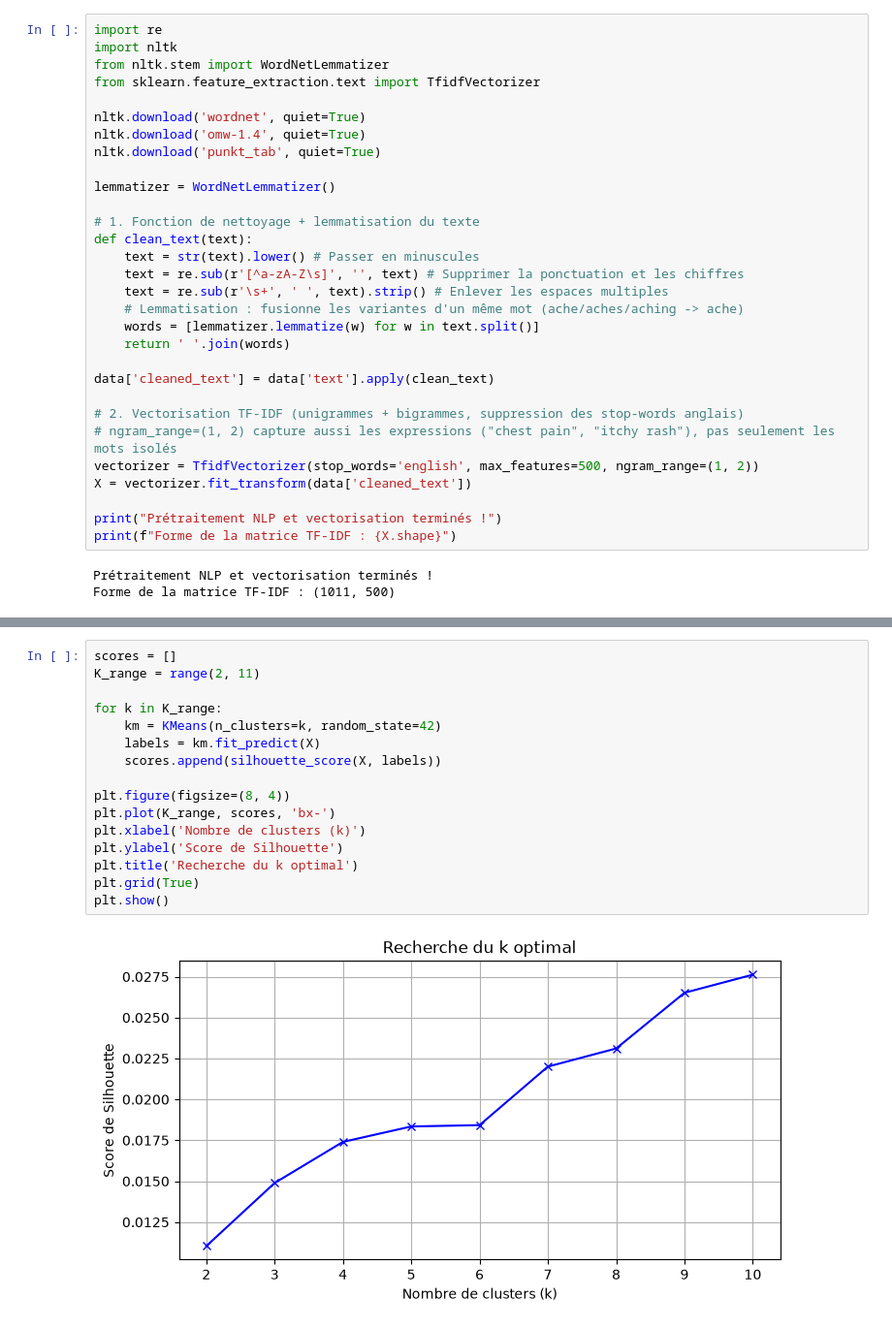
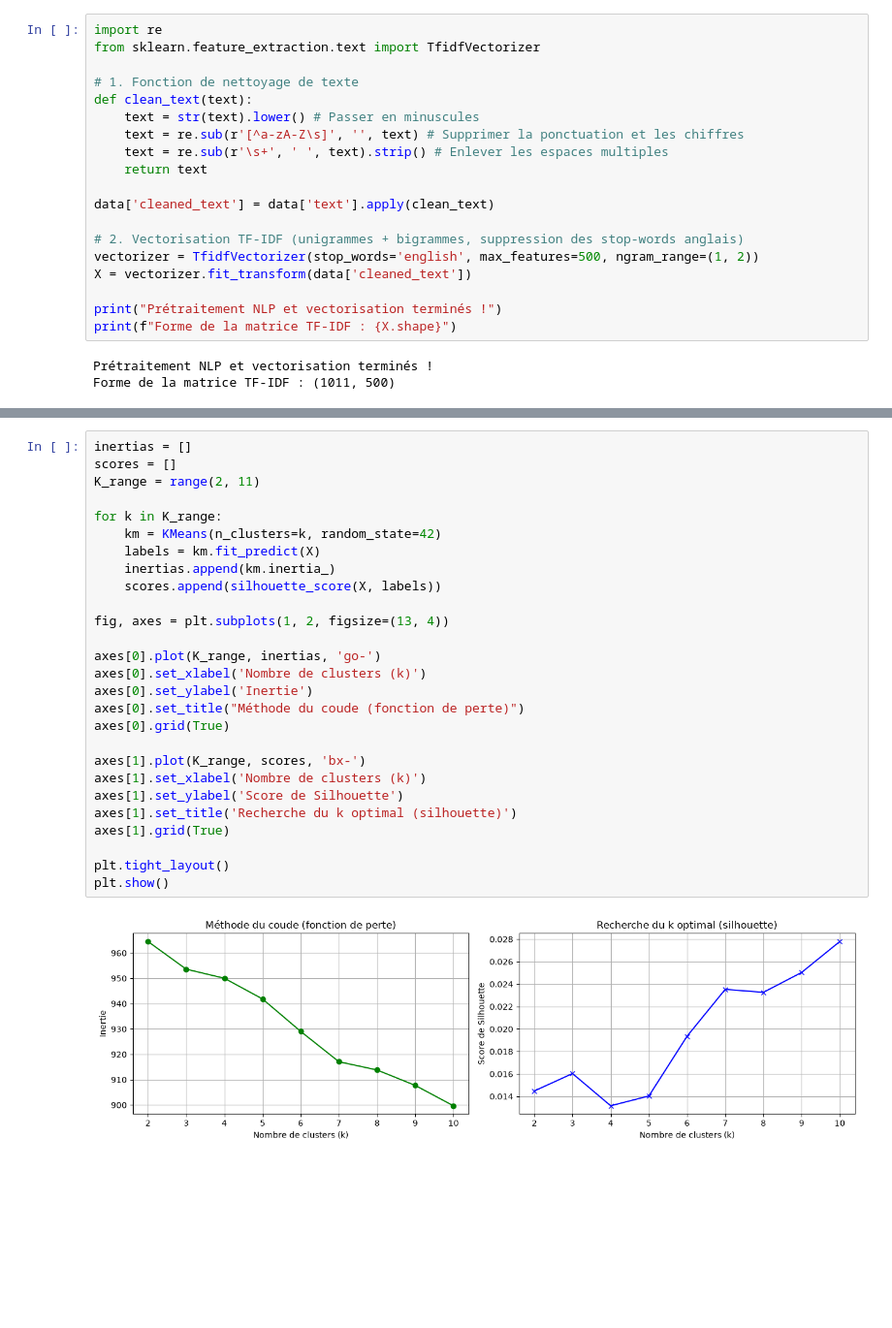
Before and after one commit to LouiSvon/cvrie, a Jupyter notebook: notebooks/unsupervised_learning.ipynb, the cells around one changed output, grey strips where cells are left out. Shown at 97% size. Drawn from its saved outputs; the diff is of its cells as text; blank space fills up the shorter version.

```diff
--- a/notebooks/unsupervised_learning.ipynb
+++ b/notebooks/unsupervised_learning.ipynb
@@ -99,28 +102,17 @@ On garde uniquement les 500 termes les plus utiles (`max_features=500`).
 # %%
 import re
-import nltk
-from nltk.stem import WordNetLemmatizer
 from sklearn.feature_extraction.text import TfidfVectorizer
 
-nltk.download('wordnet', quiet=True)
-nltk.download('omw-1.4', quiet=True)
-nltk.download('punkt_tab', quiet=True)
-
-lemmatizer = WordNetLemmatizer()
-
-# 1. Fonction de nettoyage + lemmatisation du texte
+# 1. Fonction de nettoyage de texte
 def clean_text(text):
     text = str(text).lower() # Passer en minuscules
     text = re.sub(r'[^a-zA-Z\s]', '', text) # Supprimer la ponctuation et les chiffres
     text = re.sub(r'\s+', ' ', text).strip() # Enlever les espaces multiples
-    # Lemmatisation : fusionne les variantes d'un même mot (ache/aches/aching -> ache)
-    words = [lemmatizer.lemmatize(w) for w in text.split()]
-    return ' '.join(words)
+    return text
 
 data['cleaned_text'] = data['text'].apply(clean_text)
 
 # 2. Vectorisation TF-IDF (unigrammes + bigrammes, suppression des stop-words anglais)
-# ngram_range=(1, 2) capture aussi les expressions ("chest pain", "itchy rash"), pas seulement les mots isolés
 vectorizer = TfidfVectorizer(stop_words='english', max_features=500, ngram_range=(1, 2))
 X = vectorizer.fit_transform(data['cleaned_text'])
 
@@ -187,18 +181,29 @@ On teste plusieurs valeurs de `k` (de 2 à 10) et on calcule à chaque fois le s
 # %%
+inertias = []
 scores = []
 K_range = range(2, 11)
 
 for k in K_range:
     km = KMeans(n_clusters=k, random_state=42)
     labels = km.fit_predict(X)
+    inertias.append(km.inertia_)
     scores.append(silhouette_score(X, labels))
 
-plt.figure(figsize=(8, 4))
-plt.plot(K_range, scores, 'bx-')
-plt.xlabel('Nombre de clusters (k)')
-plt.ylabel('Score de Silhouette')
-plt.title('Recherche du k optimal')
-plt.grid(True)
+fig, axes = plt.subplots(1, 2, figsize=(13, 4))
+
+axes[0].plot(K_range, inertias, 'go-')
+axes[0].set_xlabel('Nombre de clusters (k)')
+axes[0].set_ylabel('Inertie')
+axes[0].set_title("Méthode du coude (fonction de perte)")
+axes[0].grid(True)
+
+axes[1].plot(K_range, scores, 'bx-')
+axes[1].set_xlabel('Nombre de clusters (k)')
+axes[1].set_ylabel('Score de Silhouette')
+axes[1].set_title('Recherche du k optimal (silhouette)')
+axes[1].grid(True)
+
+plt.tight_layout()
 plt.show()
 # %% [output]
-[figure, old version]
+[figure, new version]
```
Also changed, not shown: parts of 30 cells of this notebook, 1 other file.
